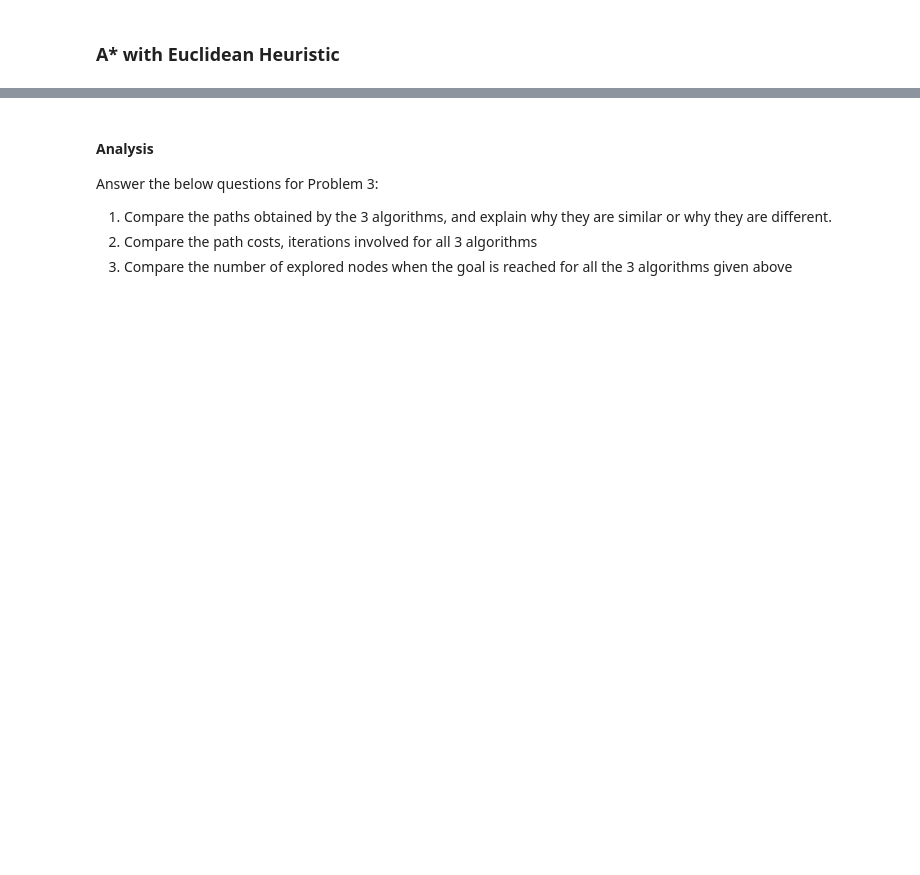
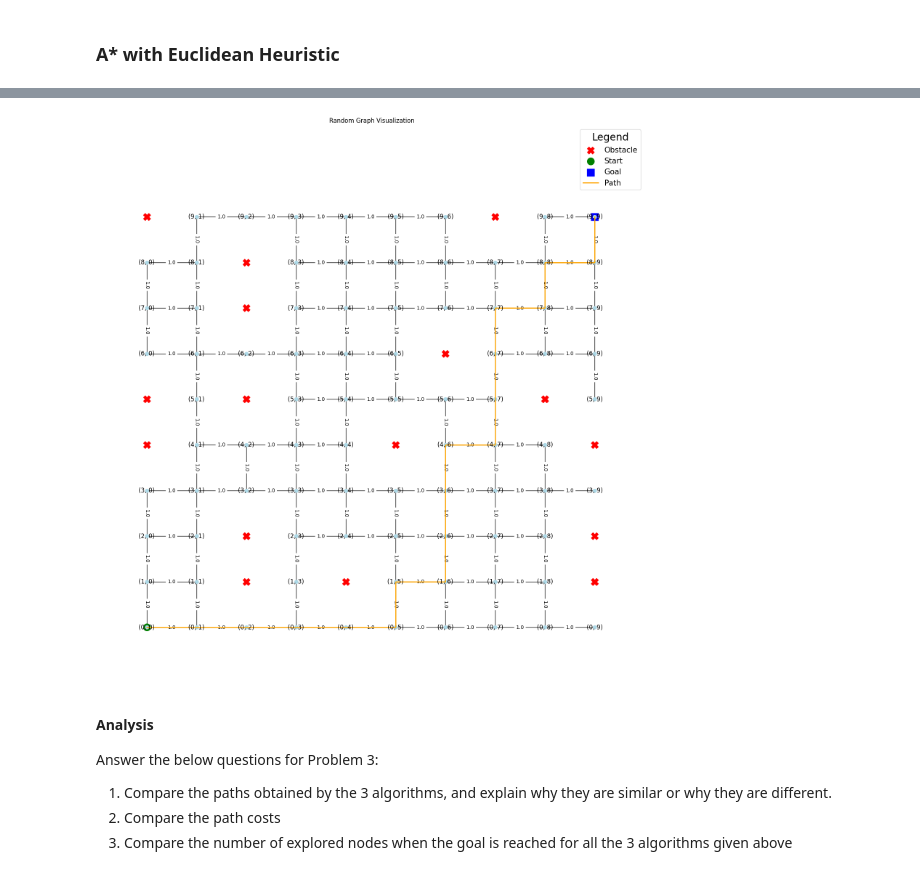
Before and after one commit to Drock54651/aima-python, a Jupyter notebook: Homework_2_2.ipynb, the cells around one changed output, grey strips where cells are left out. Saved outputs shown, nothing was run; the diff lists cells and outputs as text; code cells hidden in the pictures; blank space fills up the shorter version.

```diff
--- a/Homework_2_2.ipynb
+++ b/Homework_2_2.ipynb
@@ -488,8 +488,8 @@ with open("obstacle_pos.pkl", "rb") as f:
     obstacle_pos = pkl.load(f)
 # %%
 # Fill appropriate arguments for this cell - write your code here
-map_graph = UndirectedGraph()
-map_graph.locations =
+map_graph = UndirectedGraph(map_dict)
+map_graph.locations = map_pos
 # %%
 initial_pos = (0,0)
 goal_pos = (9,9)
@@ -746,14 +772,16 @@ _, path_dict = search_astar(map_graph_problem)
 # %%
 # Uncomment this cell once the path_dict is implemented
 
-# path, path_cost = generate_path_and_cost(path_dict, goal_pos)
+path, path_cost = generate_path_and_cost(path_dict, goal_pos)
 # %%
 # Uncomment this cell once the path_dict is implemented
 
-# visualize_graph(start=start_node, goal=goal_node, path=path)
+visualize_graph(start=initial_pos, goal=goal_pos, path=path)
+# %% [output]
+[figure, added]
 # %% [markdown]
 #### Analysis
 Answer the below questions for Problem 3:
 1. Compare the paths obtained by the 3 algorithms, and explain why they are similar or why they are different.
-2. Compare the path costs, iterations involved for all 3 algorithms
+2. Compare the path costs
 3. Compare the number of explored nodes when the goal is reached for all the 3 algorithms given above
```
Also changed, not shown: parts of 20 cells of this notebook.
